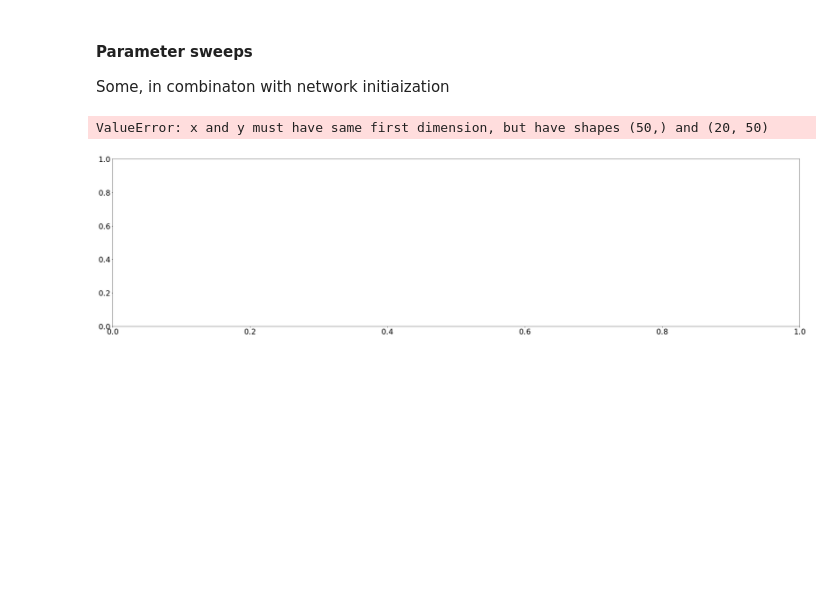
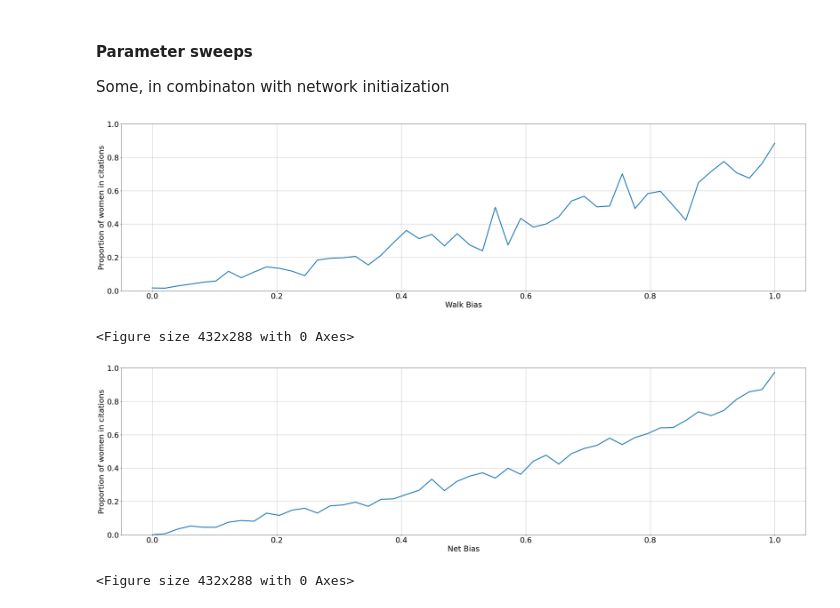
Before and after one commit to jastiso/modeling_citations, a Jupyter notebook: scripts/class_fn_test.ipynb, the cells around one changed output. Drawn from its saved outputs; the diff is of its cells as text; code cells hidden in the pictures; blank space fills up the shorter version.

```diff
--- a/scripts/class_fn_test.ipynb
+++ b/scripts/class_fn_test.ipynb
@@ -185,6 +185,8 @@ class Author:
             raise Exception('N should be an integer')
         if n < 1:
             raise Exception('N should be an integer greter than 0')
+        if len(self.network.vs.select(_degree_gt = 1)) == 0:
+            raise Exception('Your network is disconnected - something went wrong with your network intialization')
 
         # initialize
         bib = {}
@@ -194,7 +196,7 @@ class Author:
 
         if start == None:
             # make sure the starting node is connected to something
-            start = np.random.choice(a.network.vs.select(_degree_gt = 1)).index
+            start = np.random.choice(self.network.vs.select(_degree_gt = 1)).index
         bib[0] = {'id': start,
                   'gender':self.network.vs['gender'][start],
                   'oid':self.network.vs['oid'][start]}
@@ -202,10 +204,9 @@ class Author:
         if n > 1:
             for i in range(1, n-1):
                 nodes = self.network.neighbors(bib[i-1]['id'])
-
                 # get transition probabilities, weighted by gender
                 transitionProb = np.ones((len(nodes),))
-                gen_idx = a.network.vs.select(nodes)['gender']
+                gen_idx = self.network.vs.select(nodes)['gender']
                 # check if everyone is the same gender
                 if (len(set(gen_idx)) == 1):
                     next_node = np.random.choice(nodes)
@@ -221,11 +222,12 @@ class Author:
                     try:
                         next_node = np.random.choice(nodes, p=transitionProb)
                     except:
+                        print(len(self.network.vs.select(_degree_gt = 1)))
                         print(nodes)
                         print(bib)
                         print(self.network.degree(bib[i-1]['id']))
-                        print(bib[i-1]['id'])
-                        print(a.network.vs.select(_degree_gt = 1)['gender'])
+                        print(bib['id'])
+                        print(self.network.vs.select(_degree_gt = 1)['gender'])
                         raise Exception("")
 
                 bib[i] = {'id': next_node,
@@ -709,4 +688,37 @@ Exception: N should be an integer greter than 0
 # %% [markdown]
 #### Parameter sweeps
 Some, in combinaton with network initiaization
+# %%
+# citation bias with different walk biases
+nSim = 20
+walk_biases = np.linspace(0., 1.,50)
+nn = 100
+nb = 70
+
+def test_cites(b,g,node_2_gender,n,nb,nSim):
+    props = np.zeros((nSim,1))
+    a = Author(.5,b,.5,.5,'w')
+    a.init_network(g, node_2_gender, n)
+    for k in range(nSim):
+        bib = a.get_cites(nb)
+        props[k] = sum([val['gender'] == 'woman' for val in bib.values()])/nb
+    return np.mean(props,axis=0)
+
+cites = Parallel(n_jobs=1)(
+    delayed(test_cites)(b,g,node_2_gender,nn,nb,nSim)
+    for b in tqdm(walk_biases)
+)
+# %%
+plt.rcParams.update({'font.size': 25})
+plt.figure(figsize=(40,10))
+plt.plot(walk_biases, cites, len(walk_biases), linewidth=3.0)
+plt.ylabel('Proportion of women in citations')
+plt.xlabel('Walk Bias')
+plt.ylim(0,1)
+plt.grid(True)
+plt.show()
+plt.draw()
+# %% [output]
+[figure, added]
+<Figure size 432x288 with 0 Axes>
 # %%
@@ -732,13 +744,13 @@ cites = Parallel(n_jobs=1)(
 # %%
 plt.rcParams.update({'font.size': 25})
 plt.figure(figsize=(40,10))
-plt.plot(net_biases, np.reshape(genderProps, (nSim, len(net_biases))), linewidth=3.0)
-plt.ylabel('Proportion of woman:man in network')
-plt.xlabel('Walk Bias')
-
+plt.plot(walk_biases, cites, len(walk_biases), linewidth=3.0)
+plt.ylabel('Proportion of women in citations')
+plt.xlabel('Net Bias')
+plt.ylim(0,1)
 plt.grid(True)
 plt.show()
 plt.draw()
 # %% [output]
+[figure, new version]
-ValueError: x and y must have same first dimension, but have shapes (50,) and (20, 50)
+<Figure size 432x288 with 0 Axes>
-[figure, old version]
```
Also changed, not shown: parts of 5 cells of this notebook.
